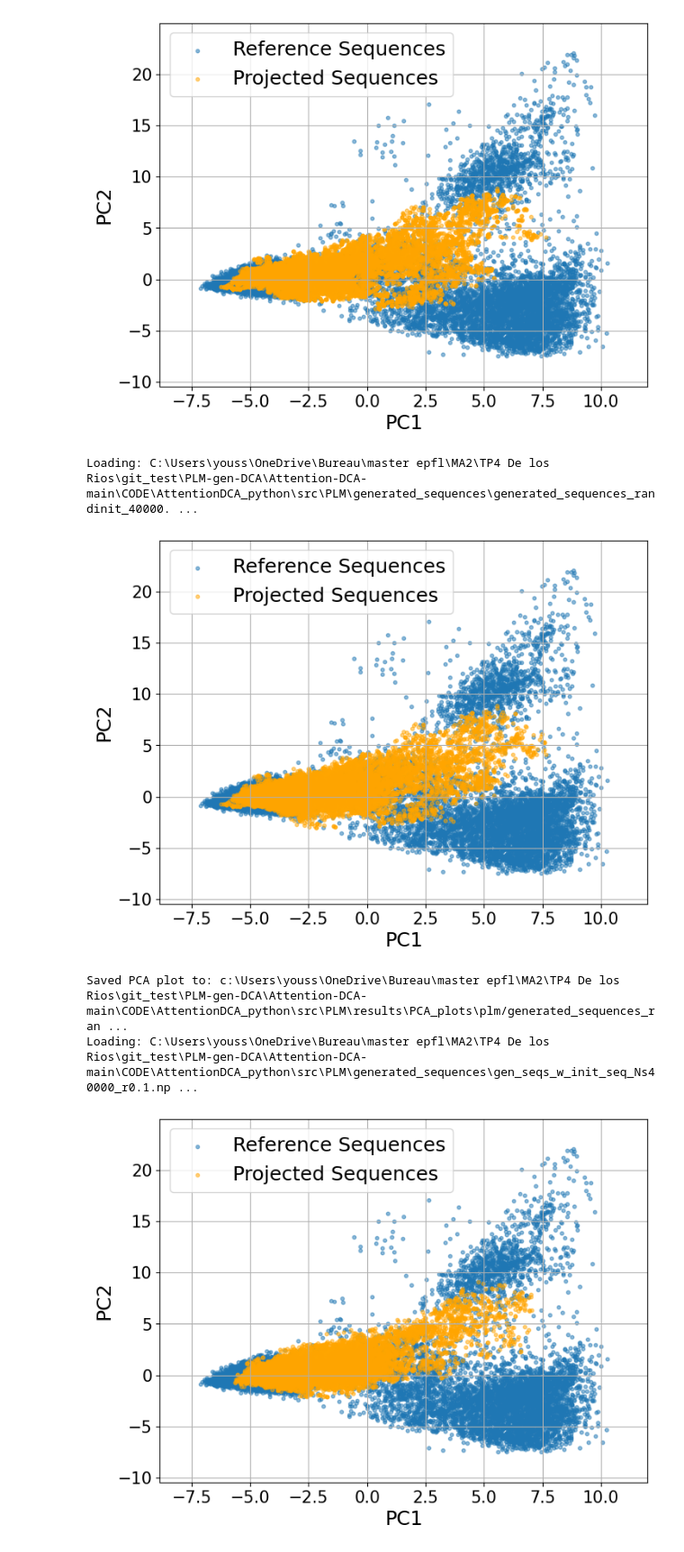
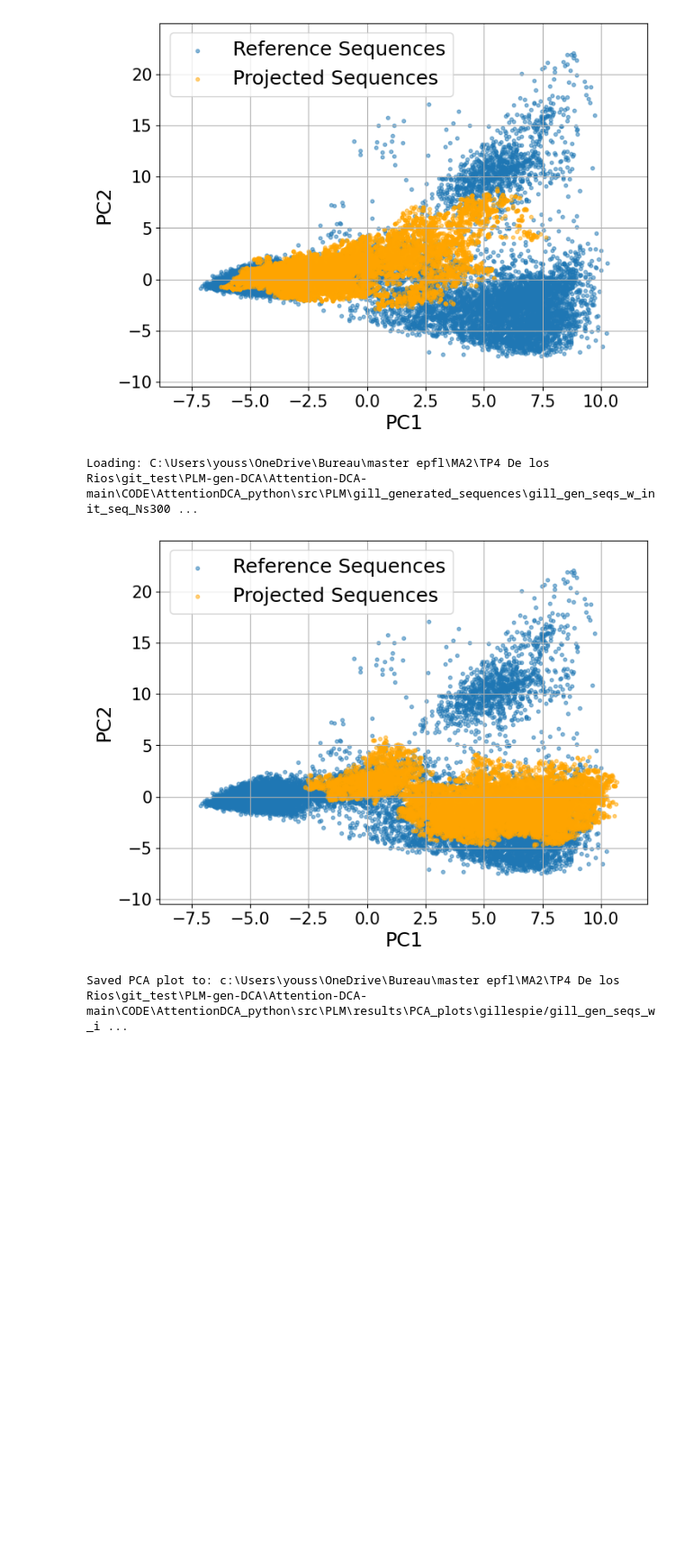
Before and after one commit to marziof/PLM-gen-DCA, a Jupyter notebook: Attention-DCA-main/CODE/AttentionDCA_python/src/PLM/PCA_proj_test.ipynb, the cells around one changed output. Shown: that part at 90% size. Drawn from its saved outputs; the diff is of its cells as text; code cells hidden in the pictures; blank space fills up the shorter version.

```diff
--- a/Attention-DCA-main/CODE/AttentionDCA_python/src/PLM/PCA_proj_test.ipynb
+++ b/Attention-DCA-main/CODE/AttentionDCA_python/src/PLM/PCA_proj_test.ipynb
@@ -54,12 +54,12 @@ plot_projected_pca(
 [figure]
 # %%
 file_map = {
-    'generated_sequences_randinit_40000': 'generated_sequences',
-    'gen_seqs_w_init_seq_Ns40000_r0.1': 'generated_sequences',
-    'mc_generated_sequences_randinit_300000': 'mc_generated_sequences',
-    'mc_gen_seqs_w_init_seq_Ns100000_r0.1': 'mc_generated_sequences',
-    'gill_gen_seqs_w_init_seq_Ns30000_r0.3_after_mod':'gill_generated_sequences',
-    'gill_generated_sequences_randinit_20000':'gill_generated_sequences'
+    #'generated_sequences_randinit_40000': 'generated_sequences',
+    #'gen_seqs_w_init_seq_Ns40000_r0.1': 'generated_sequences',
+    #'mc_generated_sequences_randinit_300000': 'mc_generated_sequences',
+    #'mc_gen_seqs_w_init_seq_Ns100000_r0.1': 'mc_generated_sequences',
+    'gill_gen_seqs_w_init_seq_Ns30000_r0.3_after_mod':'gill_generated_sequences'
+    #'gill_generated_sequences_randinit_20000':'gill_generated_sequences'
 }
 
 
@@ -73,37 +73,35 @@ for filename, dir in file_map.items():
     elif dir=='gill_generated_sequences':
         save_subdir='gillespie'
 
     save_path = os.path.join(cwd, 'results', 'PCA_plots', save_subdir)
     os.makedirs(save_path, exist_ok=True)
     cwd=r'C:\Users\youss\OneDrive\Bureau\master epfl\MA2\TP4 De los Rios\git_test\PLM-gen-DCA\Attention-DCA-main'
 
     #cwd = '/Users/marzioformica/Desktop/EPFL/Master/MA2/Labo/my_project/PLM-gen-DCA/Attention-DCA-main'
     output_file = os.path.join(cwd, 'CODE', 'AttentionDCA_python', 'src', 'PLM', dir, f'{filename}.npy')
 
     if os.path.exists(output_file):
         print(f"Loading: {output_file}")
         gen_sequences = np.load(output_file)
         # proceed with PCA or other processing...
     else:
         print(f"File not found: {output_file}")
-    start_idx = 5000
+    start_idx = 1000
     num_samples = len(train_sequences)
-    gen_sequences = gen_sequences[start_idx:]
+    gen_sequences = gen_sequences[start_idx:15000]
 
     # Uniformly sample indices
     indices = np.linspace(0, len(gen_sequences) - 1, num_samples, dtype=int)
     gen_sequences = gen_sequences[indices]
     save_name = save_path + f'/{filename}.png'
     plot_projected_pca(
         sequences_reference=train_sequences,
         sequences_to_project=gen_sequences,
         title=f"PCA Projection: Train vs {dir}",
         max_pot=21, save_path=save_name
     )
     print(f"Saved PCA plot to: {save_name}")
 # %% [output]
-Loading: C:\Users\youss\OneDrive\Bureau\master epfl\MA2\TP4 De los Rios\git_test\PLM-gen-DCA\Attention-DCA-main\CODE\AttentionDCA_python\src\PLM\generated_sequences\generated_sequences_randinit_40000. ...
+Loading: C:\Users\youss\OneDrive\Bureau\master epfl\MA2\TP4 De los Rios\git_test\PLM-gen-DCA\Attention-DCA-main\CODE\AttentionDCA_python\src\PLM\gill_generated_sequences\gill_gen_seqs_w_init_seq_Ns300 ...
-[figure, old version]
+[figure, new version]
-Saved PCA plot to: c:\Users\youss\OneDrive\Bureau\master epfl\MA2\TP4 De los Rios\git_test\PLM-gen-DCA\Attention-DCA-main\CODE\AttentionDCA_python\src\PLM\results\PCA_plots\plm/generated_sequences_ran ...
-Loading: C:\Users\youss\OneDrive\Bureau\master epfl\MA2\TP4 De los Rios\git_test\PLM-gen-DCA\Attention-DCA-main\CODE\AttentionDCA_python\src\PLM\generated_sequences\gen_seqs_w_init_seq_Ns40000_r0.1.np ...
+Saved PCA plot to: c:\Users\youss\OneDrive\Bureau\master epfl\MA2\TP4 De los Rios\git_test\PLM-gen-DCA\Attention-DCA-main\CODE\AttentionDCA_python\src\PLM\results\PCA_plots\gillespie/gill_gen_seqs_w_i ...
-[figure, removed]
```
Also changed, not shown: parts of 1 cell of this notebook, 3 other files.
